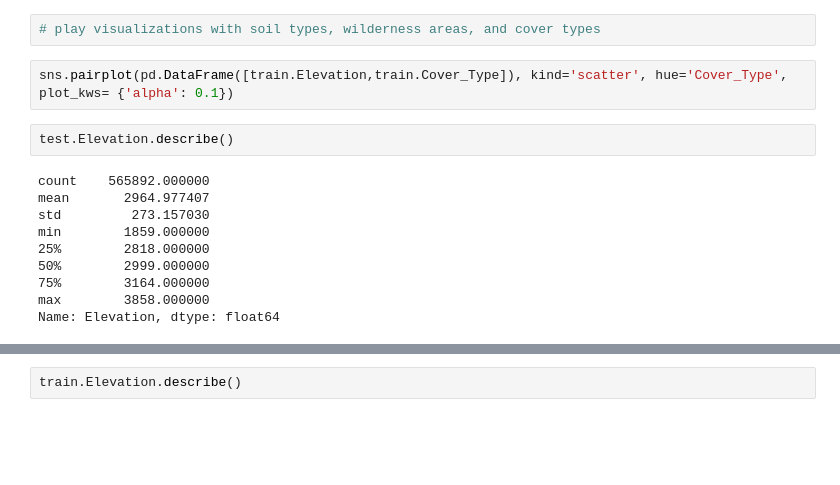
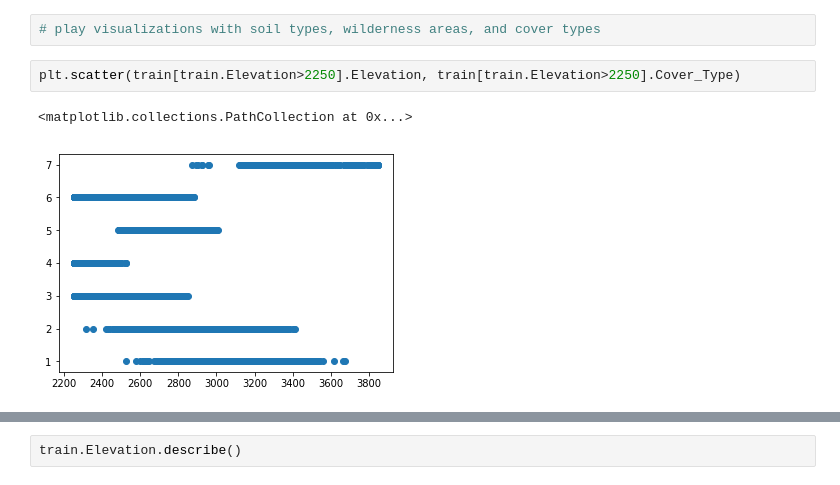
Before and after one commit to tinaprisma/dsc-mod-5-project-online-ds-sp-000, a Jupyter notebook: Kaggle Competition - Machine Learning Project.ipynb, the cells around one changed output, grey strips where cells are left out. Cells and saved outputs as stored; diff of their text form; blank space fills up the shorter version.

```diff
--- a/Kaggle Competition - Machine Learning Project.ipynb
+++ b/Kaggle Competition - Machine Learning Project.ipynb
@@ -106,17 +125,8 @@ for feature in train.columns[0:1]:
 # distribution
 # %%
 # play visualizations with soil types, wilderness areas, and cover types
-# %%
-sns.pairplot(pd.DataFrame([train.Elevation,train.Cover_Type]), kind='scatter', hue='Cover_Type', plot_kws= {'alpha': 0.1})
-# %%
-test.Elevation.describe()
-# %% [output]
-count    565892.000000
-mean       2964.977407
-std         273.157030
-min        1859.000000
-25%        2818.000000
-50%        2999.000000
-75%        3164.000000
-max        3858.000000
-Name: Elevation, dtype: float64
+# %%
+plt.scatter(train[train.Elevation>2250].Elevation, train[train.Elevation>2250].Cover_Type)
+# %% [output]
+<matplotlib.collections.PathCollection at 0x...>
+[figure, added]
```
Also changed, not shown: parts of 7 cells of this notebook.
